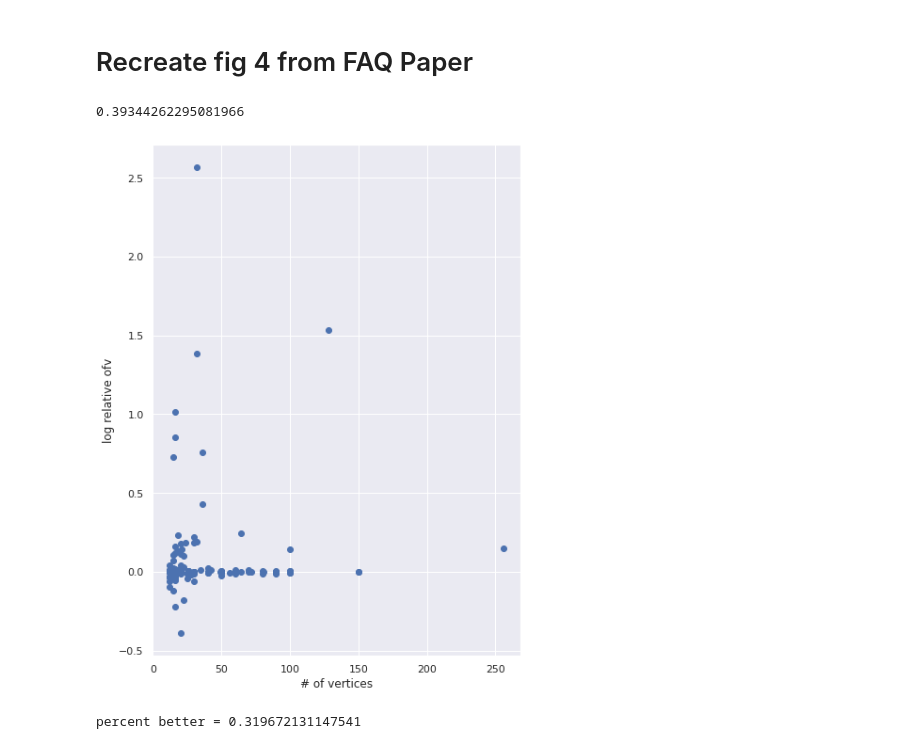
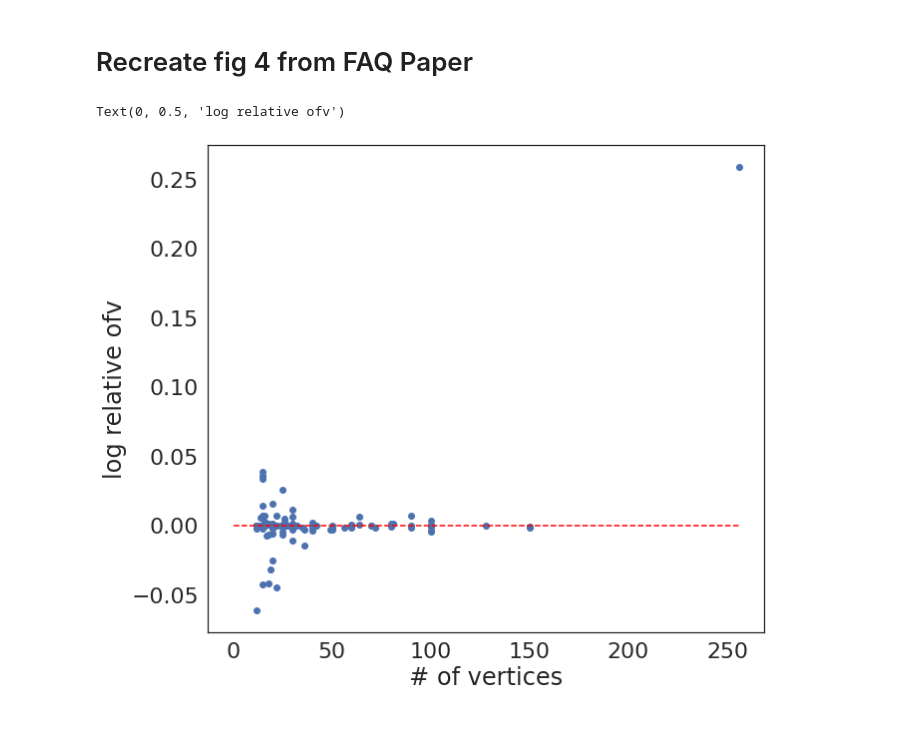
Before and after one commit to neurodata/goat, a Jupyter notebook: docs/qaplib_figs.ipynb, the cells around one changed output. Drawn from its saved outputs; the diff is of its cells as text; code cells hidden in the pictures.

```diff
--- a/docs/qaplib_figs.ipynb
+++ b/docs/qaplib_figs.ipynb
@@ -17,4 +18,6 @@ sys.path.insert(0,'../../graspologic')
 # %%
+from joblib import Parallel, delayed
+from sklearn.utils import check_random_state
 qapprob = ["chr12c","chr15a","chr15c","chr20b","chr22b","esc16b",
           "rou12","rou15","rou20","tai12a","tai15a","tai17a","tai20a",
           "tai30a","tai35a","tai40a"]
@@ -29,17 +32,24 @@ n_qap = len(qapprob)
 
 gm_scores = np.zeros(n_qap)
 gmot_scores = np.zeros(n_qap)
-
+rng = check_random_state(0)
 for i in range(n_qap):
 
     A = datafile[qapprob[i]][0]
     B = datafile[qapprob[i]][1]
     n = A.shape[0]
 
-    res = quadratic_assignment(A,B,options={'tol':1e-9,'maxiter':100, 'shuffle_input':True})
+    n_init=50
+    options={'tol':1e-6,'maxiter':100, 'shuffle_input':True}
+    results = Parallel(n_jobs=-1)(delayed(quadratic_assignment)(A, B, options={**options, **{"rng": r}})
+            for r in rng.randint(np.iinfo(np.int32).max, size=n_init))
+    res = min(results, key=lambda x: x.fun,)
     gm_scores[i] = res.fun
 
-    res = quadratic_assignment_ot(A,B,options={'tol':1e-9,'maxiter':100, 'shuffle_input':True, 'reg': 100, 'thr':1e-2})
+    options={'tol':1e-6,'maxiter':100,'shuffle_input':True, 'reg': 200, 'thr':1e-2}
+    results = Parallel(n_jobs=-1)(delayed(quadratic_assignment_ot)(A, B, options={**options, **{"rng": r}})
+            for r in rng.randint(np.iinfo(np.int32).max, size=n_init))
+    res = min(results, key=lambda x: x.fun,)
     gmot_scores[i] = res.fun
 # %%
 import pandas as pd
@@ -166,29 +191,35 @@ n_qap = len(qapprob)
 sizes = np.zeros(n_qap)
 logofv = np.zeros(n_qap)
 for i in range(n_qap):
-
     A = datafile[qapprob[i]][0]
     B = datafile[qapprob[i]][1]
     n = A.shape[0]
     sizes[i] = n
+    n_init = 50
+    rng = check_random_state(None)
 
-    res = quadratic_assignment(A,B,options={'tol':1e-9,'maxiter':100, 'shuffle_input':True})
+    options = {'tol':1e-3,'maxiter': 50,'P0': 'randomized', 'shuffle_input':True}
+    results = Parallel(n_jobs=-1)(delayed(quadratic_assignment)(A, B, options={**options, **{"rng": r}})
+            for r in rng.randint(np.iinfo(np.int32).max, size=n_init))
+    res = min(results, key=lambda x: x.fun,)
     gm_score = res.fun
 
-    res = quadratic_assignment_ot(A,B,options={'tol':1e-9,'maxiter':100, 'shuffle_input':True, 'reg': 100, 'thr':1e-2})
+    options = {'tol':1e-3,'maxiter': 50,'P0': 'randomized', 'shuffle_input':True, 'reg': 700, 'thr':1e-2}
+    results = Parallel(n_jobs=-1)(delayed(quadratic_assignment_ot)(A, B, options={**options, **{"rng": r}})
+            for r in rng.randint(np.iinfo(np.int32).max, size=n_init))
+    res = min(results, key=lambda x: x.fun,)
+
     logofv[i] = np.log(res.fun/gm_score)
 # %%
 import matplotlib.pyplot as plt
 import seaborn as sns
-sns.set_context('poster')
-sns.set(rc={'figure.figsize':(7,10)})
+sns.set(rc={'figure.figsize':(10,9)})
+sns.set(font_scale = 2)
+sns.set_style('white')
+plt.hlines(0,0,np.max(sizes),linestyles='dashed', color = 'red')
 plt.scatter(sizes,logofv)
 plt.xlabel('# of vertices')
 plt.ylabel('log relative ofv')
 # %% [output]
-0.39344262295081966
+Text(0, 0.5, 'log relative ofv')
-[figure, old version]
+[figure, new version]
-# %%
-print(f'percent better = {np.sum(logofv < 0)/n_qap}')
-# %% [output]
-percent better = 0.319672131147541
```
Also changed, not shown: parts of 17 cells of this notebook.
